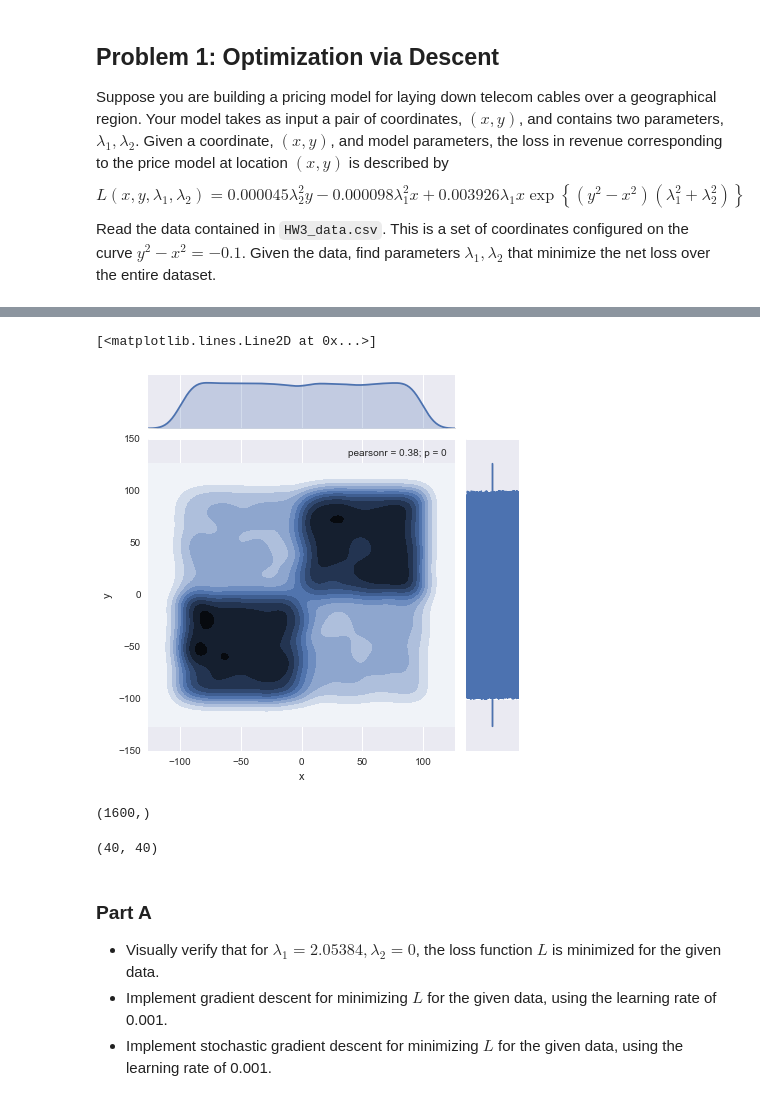
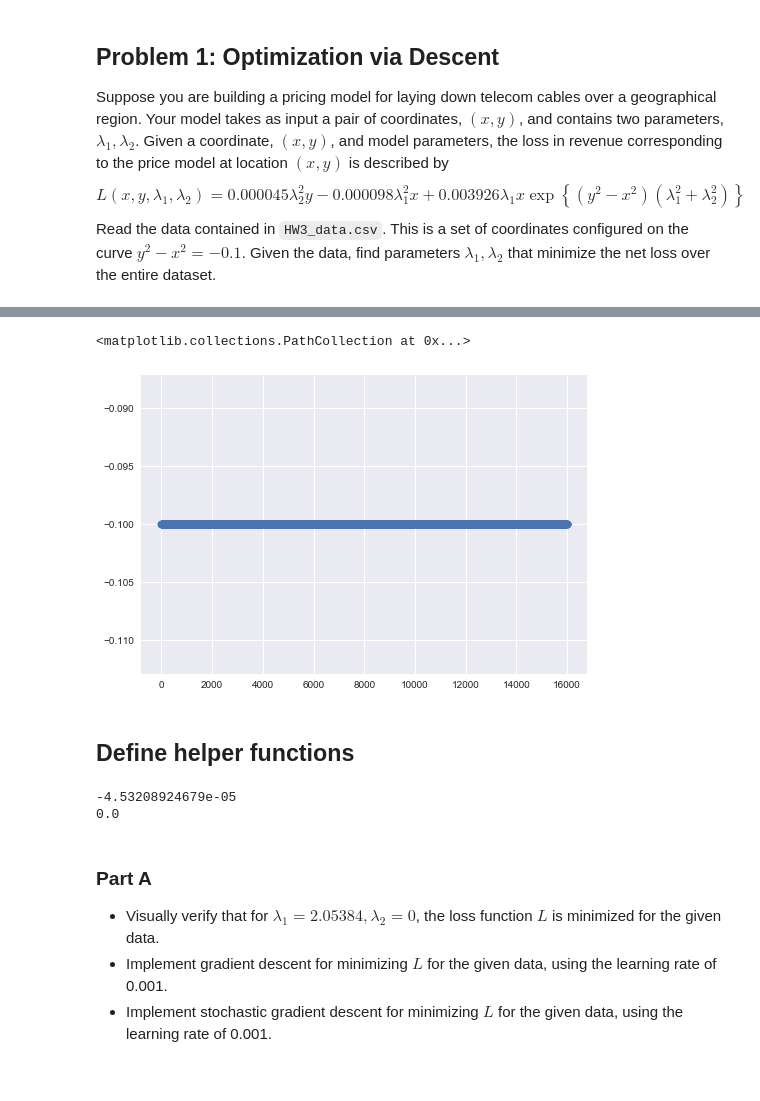
Before and after one commit to nikhilaravi/am207, a Jupyter notebook: AM207_HW3_1.ipynb, the cells around one changed output, grey strips where cells are left out. Drawn from its saved outputs; the diff is of its cells as text; code cells hidden in the pictures.

```diff
--- a/AM207_HW3_1.ipynb
+++ b/AM207_HW3_1.ipynb
@@ -31,4 +34,5 @@ Read the data contained in `HW3_data.csv`. This is a set of coordinates configur
 # %%
 telecom_data = pd.read_csv('./HW3_data.csv', header=None)
-telecom_data = pd.DataFrame(telecom_data.values.reshape(telecom_data.shape[1], 2), columns=['x', 'y'])
-telecom_data.head()
+telecom_data = np.array(telecom_data).T
+X = telecom_data[:,0]
+Y = telecom_data[:,1]
@@ -42,5 +38,0 @@ telecom_data.head()
-# %%
-sns.jointplot(telecom_data['x'], telecom_data['y'], kind="kde")
-# %% [output]
-[<matplotlib.lines.Line2D at 0x...>]
-[figure, removed]
@@ -58,17 +38,0 @@ fprime_l2 = lambda (x, y, l1, l2): (2*(0.000045)*l2*y
-# %%
-l1s = np.linspace(2.05384 - 0.05 , 2.05384 + 0.05, 40)
-l2s = np.linspace(-0.05 , 0.05, 40)
-
-L1, L2 = np.meshgrid(l1s, l2s)
-
-def loss (x, y, l1, l2):
-    return np.sum(f(((x, y, (l1, l2)))))
-zs = np.array([loss(telecom_data['x'], telecom_data['y'], l1, l2)
-               for (l1, l2) in zip(np.ravel(L1), np.ravel(L2))])
-print zs.shape
-# %% [output]
-(1600,)
-# %%
-L2.shape
-# %% [output]
-(40, 40)
@@ -82,0 +39,9 @@ ax.contour(L1, L2, Z, 20, color='b', alpha=0.5, offset=0, stride=30)
+# %%
+# check it has been read in correctly
+a = Y**2 - X**2
+plt.scatter(np.arange(a.shape[0]),a)
+# %% [output]
+<matplotlib.collections.PathCollection at 0x...>
+[figure, added]
+# %% [markdown]
+## Define helper functions
@@ -82,0 +67,7 @@ ax.contour(L1, L2, Z, 20, color='b', alpha=0.5, offset=0, stride=30)
+# %%
+# check if derivatives are 0 at the optimum values of lambda
+print(fprime_lmd1(X, Y, 2.05384, 0))
+print(fprime_lmd2(X, Y, 2.05384, 0))
+# %% [output]
+-4.53208924679e-05
+0.0
```
Also changed, not shown: parts of 43 cells of this notebook, 1 other file.
